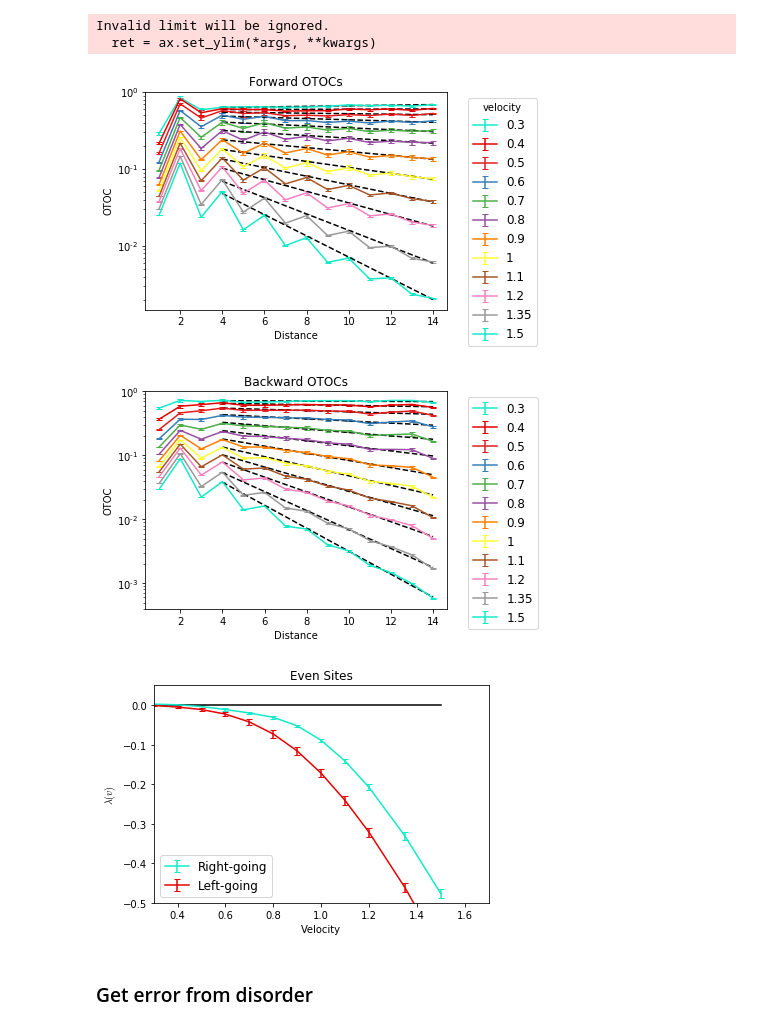
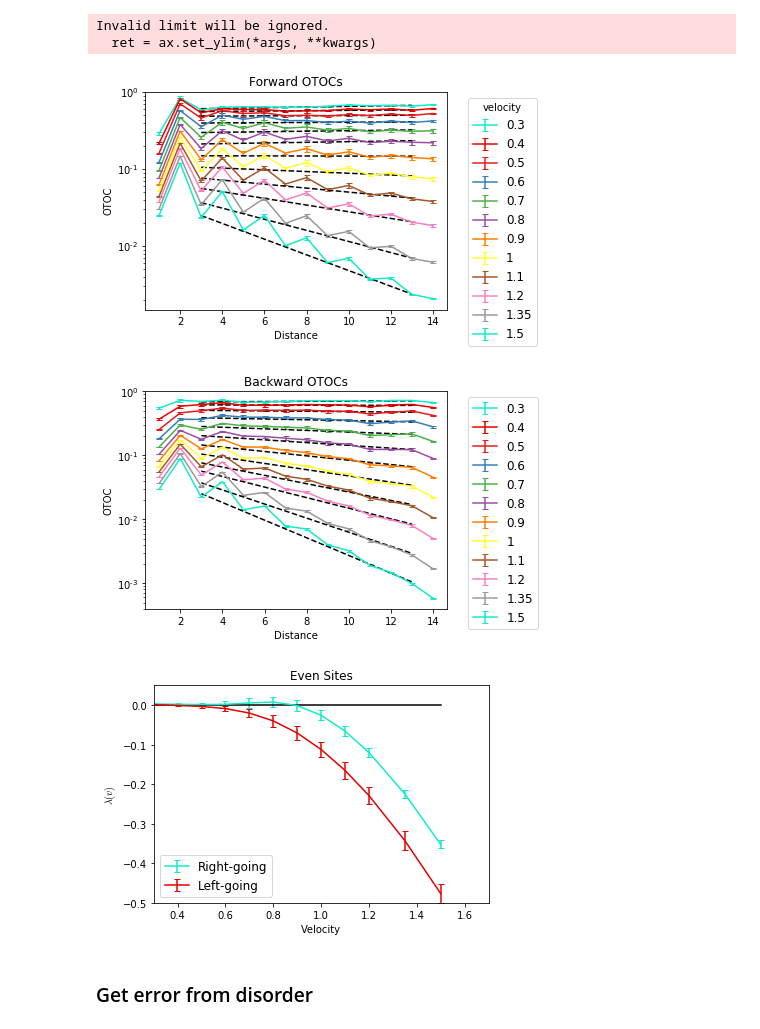
Before and after one commit to cnstahl/Asymmetric, a Jupyter notebook: python/Hamiltonian/Z OTOC vb.ipynb, the cells around one changed output. Cells and saved outputs as stored; diff of their text form; code cells hidden in the pictures.

Commit message:
working on figures

```diff
--- a/python/Hamiltonian/Z OTOC vb.ipynb
+++ b/python/Hamiltonian/Z OTOC vb.ipynb
@@ -41,8 +41,8 @@ for idx, otocfore in enumerate(otocsfore):
     ax.set_yscale("log", nonposy='clip')
 #     ax.errorbar(sites[1:], otocfore[1:], label = str(vs[idx]))
     ax.errorbar(sites[1:], otocfore[1:], yerr=stdsfore[idx,1:], label = str(qm.chop(vs[idx])))
-    x = sites[4::2]
-    y = otocfore[4::2]
+    x = sites[3::2]
+    y = otocfore[3::2]
     logy = np.log(y)
     coeffs, errors = np.polyfit(x,logy,deg=1, cov=True)
 #     print(vs[idx], coeffs)
@@ -62,37 +62,37 @@ plt.title("Forward OTOCs")
 plt.show()
 
 # Backward
 ax = plt.subplot(111)
 gammas_back = []
 errors_back = []
 for idx, otocback in enumerate(otocsback):
     ax.set_yscale("log", nonposy='clip')
 #     ax.errorbar(sites[1:], otocback[1:], label = str(vs[idx]))
     ax.errorbar(sites[1:], otocback[1:], yerr=stdsback[idx,1:], label = str(qm.chop(vs[idx])))
-    x = sites[4::2]
-    y = otocback[4::2]
+    x = sites[3::2]
+    y = otocback[3::2]
     logy = np.log(y)
     coeffs, errors = np.polyfit(x,logy,deg=1, cov=True)
 #     print(vs[idx], coeffs)
     poly = np.poly1d(coeffs)
     yfit = lambda x: np.exp(poly(x))
     ax.plot(x,yfit(x), 'k--')
     gammas_back.append(coeffs[0] * vs[idx])
     errors_back.append(np.sqrt(errors[0,0]) * vs[idx])
 box = ax.get_position()
 ax.set_position([box.x0, box.y0, box.width * 0.9, box.height])
 ax.legend(bbox_to_anchor=(1.05, 1), loc=2)
 plt.ylim(0,1)
 plt.xlabel("Distance")
 plt.ylabel("OTOC")
 plt.title("Backward OTOCs")
 # plt.savefig('figures/zotocs_backL' + str(L) + '.pdf')
 plt.show()
 # %% [output]
 Invalid limit will be ignored.
   ret = ax.set_ylim(*args, **kwargs)
-[figure, old version]
+[figure, new version]
-[figure, old version]
+[figure, new version]
 # %%
 ax = plt.subplot(111)
 ax.errorbar(vs, gammas_fore, yerr=errors_fore,  label = "Right-going")
@@ -109,7 +109,7 @@ plt.ylabel("$\lambda(v)$")
 # plt.savefig('figures/zbutterfly_even_L' + str(L) + 'h' + str(h) + '.pdf')
 plt.show()
 # %% [output]
-[figure, old version]
+[figure, new version]
 # %% [markdown]
 ### Get error from disorder
 # %%
```
Also changed, not shown: 4 other files.
